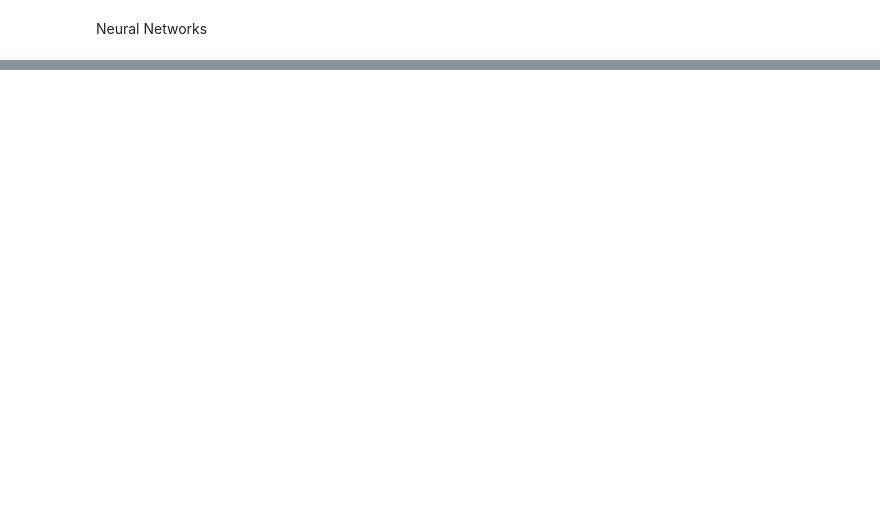
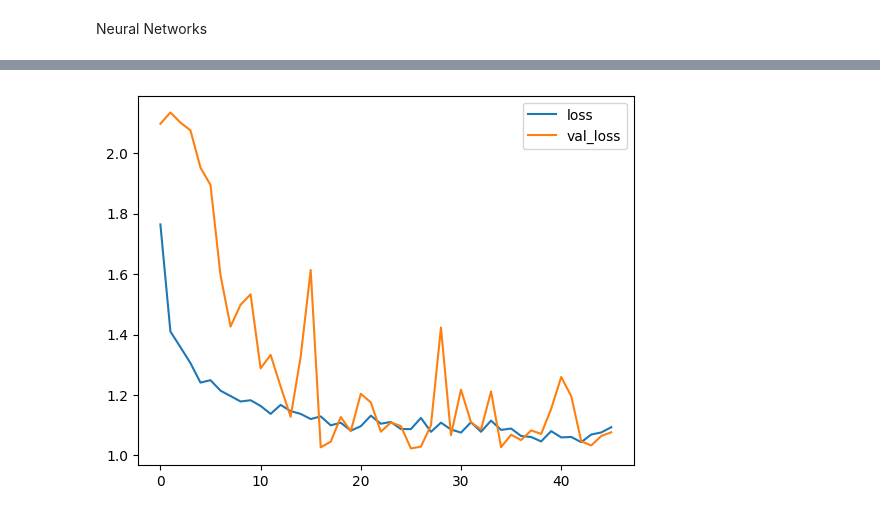
Before and after one commit to it21053528/Fiverr-Freelancing, a Jupyter notebook: Nimendrak/Optimizer_model.ipynb, the cells around one changed output, grey strips where cells are left out. Cells and saved outputs as stored; diff of their text form; code cells hidden in the pictures; blank space fills up the shorter version.

```diff
--- a/Nimendrak/model.ipynb
+++ b/Nimendrak/Optimizer_model.ipynb
@@ -258,26 +260,34 @@ Neural Networks
 # %%
+
 # Define the model architecture
 model = keras.Sequential([
-    keras.layers.Dense(32, input_dim=X.shape[1],activation='relu', input_shape=(X_train.shape[1],)),
-    # keras.layers.Dropout(0.3),
-    # keras.layers.Dense(16, activation='relu'),
-    # keras.layers.Dropout(0.3),
-    # keras.layers.Dense(16, activation='relu'),
-    # keras.layers.Dropout(0.3),
-    keras.layers.Dense(1, activation='softmax')
+    keras.layers.Dense(32, input_dim=X.shape[1],activation='relu'),
+    keras.layers.BatchNormalization(),
+    keras.layers.Dense(64, activation='relu'),
+    keras.layers.Dropout(0.2),
+    keras.layers.BatchNormalization(),
+    keras.layers.Dense(128, activation='relu'),
+    keras.layers.Dropout(0.3),
+    keras.layers.BatchNormalization(),
+    keras.layers.Dense(256, activation='relu'),
+    keras.layers.Dropout(0.2),
+    keras.layers.BatchNormalization(),
+    keras.layers.Dense(num_classes, activation='softmax')
 ])
 
 # Compile the model
 model.compile(optimizer='adam',
               loss='categorical_crossentropy',
-              metrics=['accuracy'])
+              metrics='accuracy')
 # %%
 from keras.callbacks import EarlyStopping
 
-early_stopping = EarlyStopping(monitor='val_loss', min_delta=0, patience=5, verbose=0, mode='auto', baseline=None, restore_best_weights=True)
+early_stopping = EarlyStopping(min_delta=0.001, # minimium amount of change to count as an improvement
+    patience=20, # how many epochs to wait before stopping
+    restore_best_weights=True,)
 
 # Fit the model to the training data
-history = model.fit(X_train, y_train, epochs=10, batch_size=20, callbacks=[early_stopping], validation_data=(X_test, y_test))
+history = model.fit(X_train, y_train, epochs=100, batch_size=32, callbacks=[early_stopping], validation_data=(X_test, y_test))
 
 # Evaluate the model on the test data
 test_loss, test_acc = model.evaluate(X_test, y_test)
@@ -301,0 +315,7 @@ Test accuracy: 0.1280602663755417
+# %%
+# convert the training history to a dataframe
+history_df = pd.DataFrame(history.history)
+# use Pandas native plot method
+history_df.loc[:, ['loss', 'val_loss']].plot()
+print("Minimum validation loss: {}".format(history_df['val_loss'].min()))
+# %% [output]
@@ -301,0 +323 @@ Test accuracy: 0.1280602663755417
+[figure, added]
```
Also changed, not shown: parts of 11 cells of this notebook.
